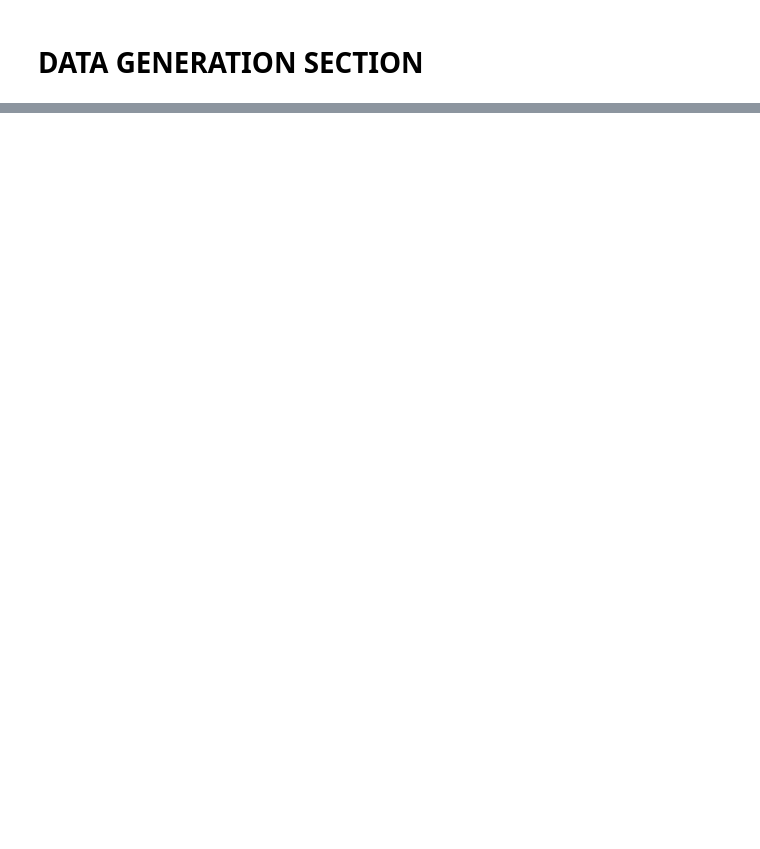
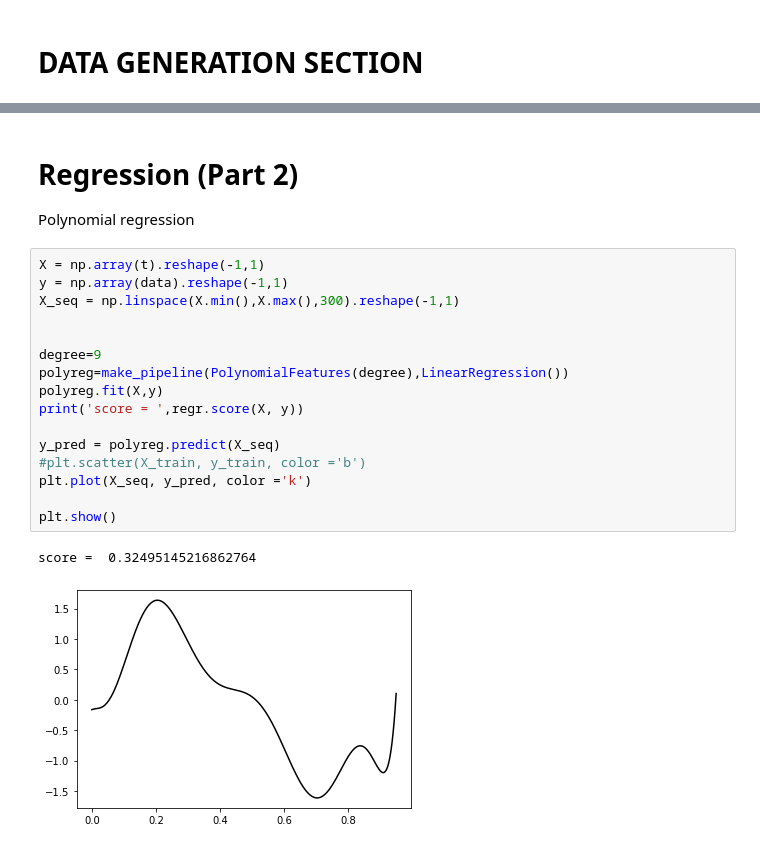
Before and after one commit to rohandesai-028/ML-Assignment-, a Jupyter notebook: Regression.ipynb, the cells around one changed output, grey strips where cells are left out. Saved outputs shown, nothing was run; the diff lists cells and outputs as text; blank space fills up the shorter version.

```diff
--- a/Regression.ipynb
+++ b/Regression.ipynb
@@ -29,0 +62,22 @@ print(data)
+# %% [markdown]
+# Regression (Part 2)
+Polynomial regression
+# %%
+X = np.array(t).reshape(-1,1)
+y = np.array(data).reshape(-1,1)
+X_seq = np.linspace(X.min(),X.max(),300).reshape(-1,1)
+
+
+degree=9
+polyreg=make_pipeline(PolynomialFeatures(degree),LinearRegression())
+polyreg.fit(X,y)
+print('score = ',regr.score(X, y))
+
+y_pred = polyreg.predict(X_seq)
+#plt.scatter(X_train, y_train, color ='b')
+plt.plot(X_seq, y_pred, color ='k')
+
+plt.show()
+# %% [output]
+score =  0.32495145216862764
+[figure, added]
```
Also changed, not shown: parts of 4 cells of this notebook.
